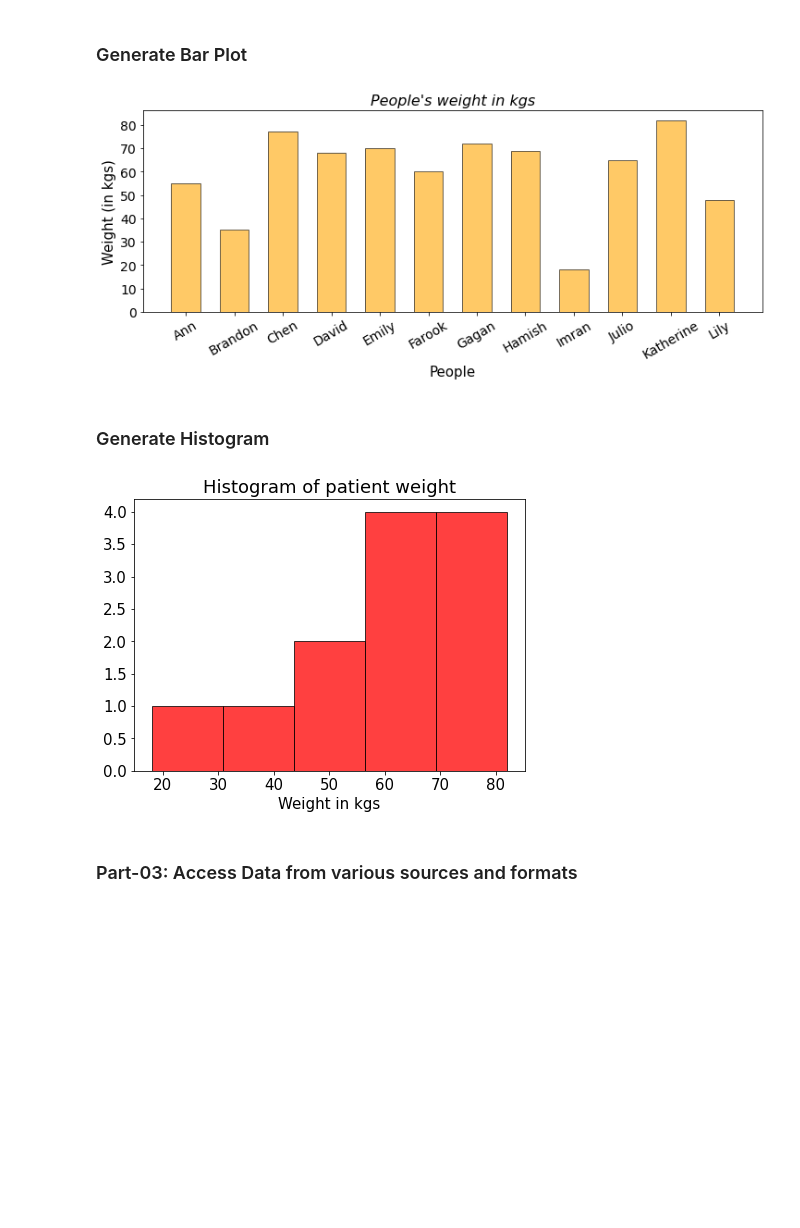
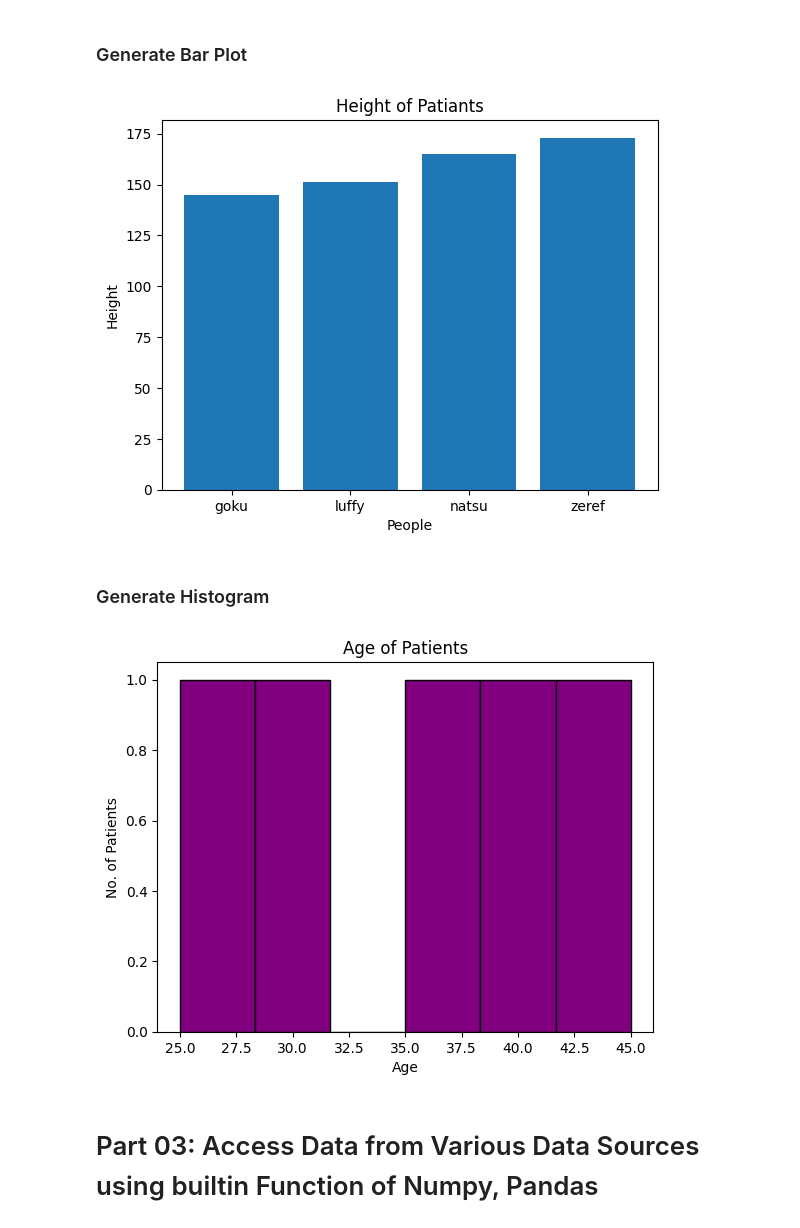
Before and after one commit to praneeth-9589417/AIML_2303A52005, a Jupyter notebook: Lab01_AIML_2303A52005.ipynb, the cells around one changed output. Drawn from its saved outputs; the diff is of its cells as text; code cells hidden in the pictures; blank space fills up the shorter version.

```diff
--- a/Lab01_AIML_2303A52005.ipynb
+++ b/Lab01_AIML_2303A52005.ipynb
@@ -51,9 +59,8 @@ print(f"Adding two numpy arrays {array1} and {array2} together: {array1+array2}"
 # %%
-people = ['Ann','Brandon','Chen','David','Emily','Farook',
-          'Gagan','Hamish','Imran','Julio','Katherine','Lily']
-age = [21,12,32,45,37,18,28,52,5,40,48,15]
-weight = [55,35,77,68,70,60,72,69,18,65,82,48]
-height = [160,135,170,165,173,168,175,159,105,171,155,158]
+people = ['goku', 'luffy','natsu', 'zeref']
+age =[25, 30, 35, 40, 45]
+height =[145, 151, 165, 173]
+weight=[45, 55, 65, 75]
 # %%
 import matplotlib.pyplot as plt
 # %%
@@ -67,36 +74,20 @@ plt.show()
 # %% [markdown]
 ### Generate Bar Plot
 # %%
-plt.figure(figsize=(12,4))
-plt.title("People's weight in kgs",fontsize=16,
-          fontstyle='italic')
-
-# Main plot function 'bar'
-plt.bar(x=people,height=weight, width=0.6,
-        color='orange',edgecolor='k',alpha=0.6)
-
-plt.xlabel("People",fontsize=15)
-plt.xticks(fontsize=14,rotation=30)
-plt.yticks(fontsize=14)
-plt.ylabel("Weight (in kgs)",fontsize=15)
+plt.bar(people, height)
+plt.xlabel('People')
+plt.ylabel('Height')
+plt.title('Height of Patiants')
 plt.show()
 # %% [output]
-[figure, old version]
+[figure, new version]
 # %% [markdown]
 ### Generate Histogram
 # %%
-import numpy as np
-plt.figure(figsize=(7,5))
-
-# Main plot function 'hist'
-plt.hist(weight,color='red',edgecolor='k', alpha=0.75,bins=5)
-
-plt.title("Histogram of patient weight",fontsize=18)
-plt.xlabel("Weight in kgs",fontsize=15)
-plt.xticks(fontsize=15)
-plt.yticks(fontsize=15)
+plt.hist(age, bins=6, color='purple', edgecolor ='black')
+plt.xlabel('Age')
+plt.ylabel('No. of Patients')
+plt.title('Age of Patients')
 plt.show()
 # %% [output]
-[figure, old version]
+[figure, new version]
-# %% [markdown]
-### Part-03: Access Data from various sources and formats
@@ -117,0 +94,2 @@ data3
+# %% [markdown]
+# Part 03: Access Data from Various Data Sources using builtin Function of Numpy, Pandas
```
Also changed, not shown: parts of 28 cells of this notebook.
